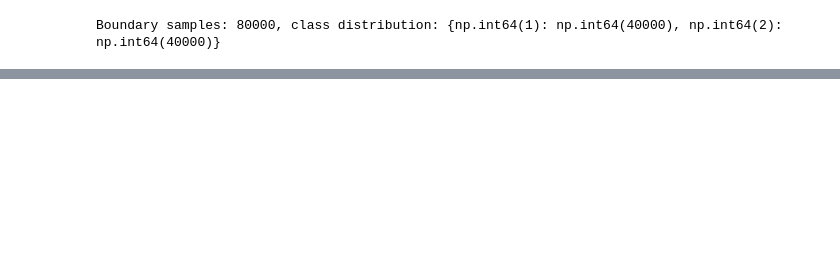
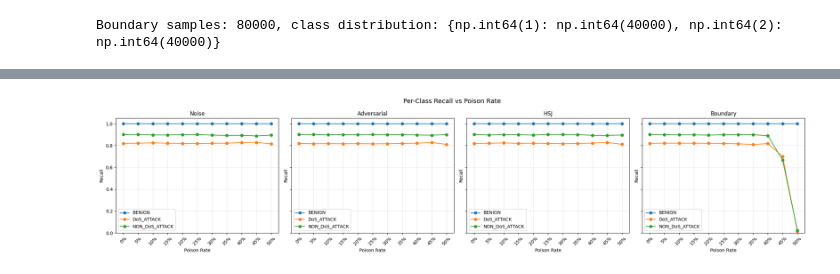
Before and after one commit to NU-Academics/DIS_Hughen, a Jupyter notebook: RQ1.ipynb, the cells around one changed output, grey strips where cells are left out. Drawn from its saved outputs; the diff is of its cells as text; code cells hidden in the pictures; blank space fills up the shorter version.

```diff
--- a/RQ1.ipynb
+++ b/RQ1.ipynb
@@ -354,18 +433,7 @@ GROUPS = {
     "Experiment 7 (35%)": 0.35,
     "Experiment 8 (40%)": 0.40,
     "Experiment 9 (45%)": 0.45,
-    "Experiment 10 (50%)": 0.50,
- #   "Experiment 11 (55%)": 0.55,
- #   "Experiment 12 (60%)": 0.60,
- #   "Experiment 13 (65%)": 0.65,
- #   "Experiment 14 (70%)": 0.70,
- #   "Experiment 15 (75%)": 0.75,
- #   "Experiment 16 (80%)": 0.80,
- #   "Experiment 17 (85%)": 0.85,
- #   "Experiment 18 (90%)": 0.90,
- #   "Experiment 19 (95%)": 0.95,
- #   "Experiment 20 (100%)": 1.00,
+    "Experiment 10 (50%)": 0.50
 }
-
 N_BOOTSTRAPS = 500
 # %%
@@ -410,20 +506,21 @@ for source_name, results in all_results.items():
     summary = pd.DataFrame([{
         "Group": r["Group"],
         "Poison Rate": f"{int(r['Poison Rate']*100)}%",
-        "Accuracy": f"{r['Accuracy']} [{r['Acc CI'][0]:.4f}, {r['Acc CI'][1]:.4f}]",
+        "Accuracy":    f"{r['Accuracy']} [{r['Acc CI'][0]:.4f}, {r['Acc CI'][1]:.4f}]",
         "Macro Precision": f"{r['Macro Precision']} [{r['Prec CI'][0]:.4f}, {r['Prec CI'][1]:.4f}]",
         "Macro Recall": f"{r['Macro Recall']} [{r['Rec CI'][0]:.4f}, {r['Rec CI'][1]:.4f}]",
-        "Macro F1": f"{r['Macro F1']} [{r['MacF1 CI'][0]:.4f}, {r['MacF1 CI'][1]:.4f}]",
+        "Macro F1":    f"{r['Macro F1']} [{r['MacF1 CI'][0]:.4f}, {r['MacF1 CI'][1]:.4f}]",
         "Weighted F1": f"{r['Weighted F1']} [{r['WtF1 CI'][0]:.4f}, {r['WtF1 CI'][1]:.4f}]",
+        "Attack Miss Rate": f"{r['Attack Miss Rate']} [{r['Miss CI'][0]:.4f}, {r['Miss CI'][1]:.4f}]",
+        "ROC-AUC": r["ROC-AUC"],
     } for r in results])
     display(summary)
-
     print(f"\n══ {source_name.upper()} — BOOTSTRAP p-VALUES vs CONTROL ══")
+    print("  Note: 10 tests per source (40 total). α=0.05 uncorrected; apply Bonferroni (α=0.00125) for family-wise control.")
     ctrl_pred = group_preds[source_name]["Control (0%)"]
     hyp_results = []
     for group_name, poison_rate in GROUPS.items():
-        if poison_rate == 0.0:
-            continue
+        if poison_rate == 0.0: continue
         exp_pred = group_preds[source_name][group_name]
         diffs = []
         for _ in range(N_BOOTSTRAPS):
@@ -437,6 +534,7 @@ for source_name, results in all_results.items():
             "Mean F1 Drop": round(np.mean(diffs), 4),
             "95% CI": f"[{np.percentile(diffs,2.5):.4f}, {np.percentile(diffs,97.5):.4f}]",
             "p-value": round(p, 6),
-            "Significant": "Yes" if p < 0.05 else "No",
+            "Significant (α=0.05, uncorrected)": "Yes" if p < 0.05 else "No",
+            "Significant (Bonferroni α=0.00125)": "Yes" if p < 0.00125 else "No",
         })
     display(pd.DataFrame(hyp_results))
@@ -443,45 +621,30 @@ for source_name, results in all_results.items():
 # %%
 from sklearn.metrics import recall_score
 import matplotlib.pyplot as plt
-
 class_names = le.classes_
 poison_labels = [f"{int(v*100)}%" for v in GROUPS.values()]
-
 fig, axes = plt.subplots(1, 4, figsize=(22, 5), sharey=True)
 fig.suptitle("Per-Class Recall vs Poison Rate", fontsize=14)
-
 for ax, source_name in zip(axes, ["Noise", "Adversarial", "HSJ", "Boundary"]):
     per_class_recall = {c: [] for c in class_names}
     for group_name in GROUPS:
         y_pred = group_preds[source_name][group_name]
         for i, cls in enumerate(class_names):
             mask = y_test == i
             if mask.sum() == 0:
                 per_class_recall[cls].append(np.nan)
             else:
                 per_class_recall[cls].append(np.mean(y_pred[mask] == i))
-
     for cls in class_names:
         ax.plot(poison_labels, per_class_recall[cls], marker="o", label=cls)
     ax.set_title(source_name)
     ax.set_xlabel("Poison Rate")
     ax.set_ylabel("Recall")
     ax.set_ylim(0, 1.05)
     ax.legend()
     ax.tick_params(axis="x", rotation=45)
     ax.grid(True, alpha=0.3)
-
 plt.tight_layout()
 plt.show()
-
-for source_name in ["Noise", "Adversarial", "HSJ", "Boundary"]:
-    print(f"\n══ {source_name.upper()} — PER-CLASS RECALL ══")
-    rows = []
-    for group_name, poison_rate in GROUPS.items():
-        y_pred = group_preds[source_name][group_name]
-        row = {"Group": group_name, "Poison Rate": f"{int(poison_rate*100)}%"}
-        for i, cls in enumerate(class_names):
-            mask = y_test == i
-            row[f"Recall ({cls})"] = round(np.mean(y_pred[mask] == i), 4) if mask.sum() > 0 else np.nan
-        rows.append(row)
-    display(pd.DataFrame(rows))
+# %% [output]
+[figure, added]
```
Also changed, not shown: parts of 19 cells of this notebook, 5 other files.
